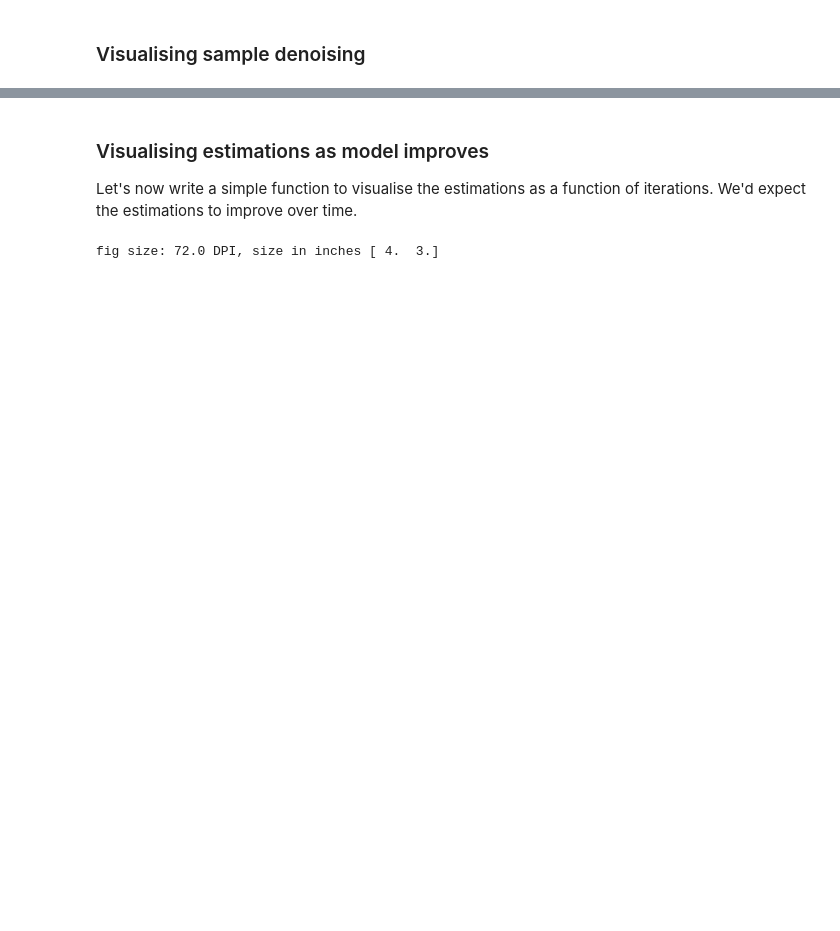
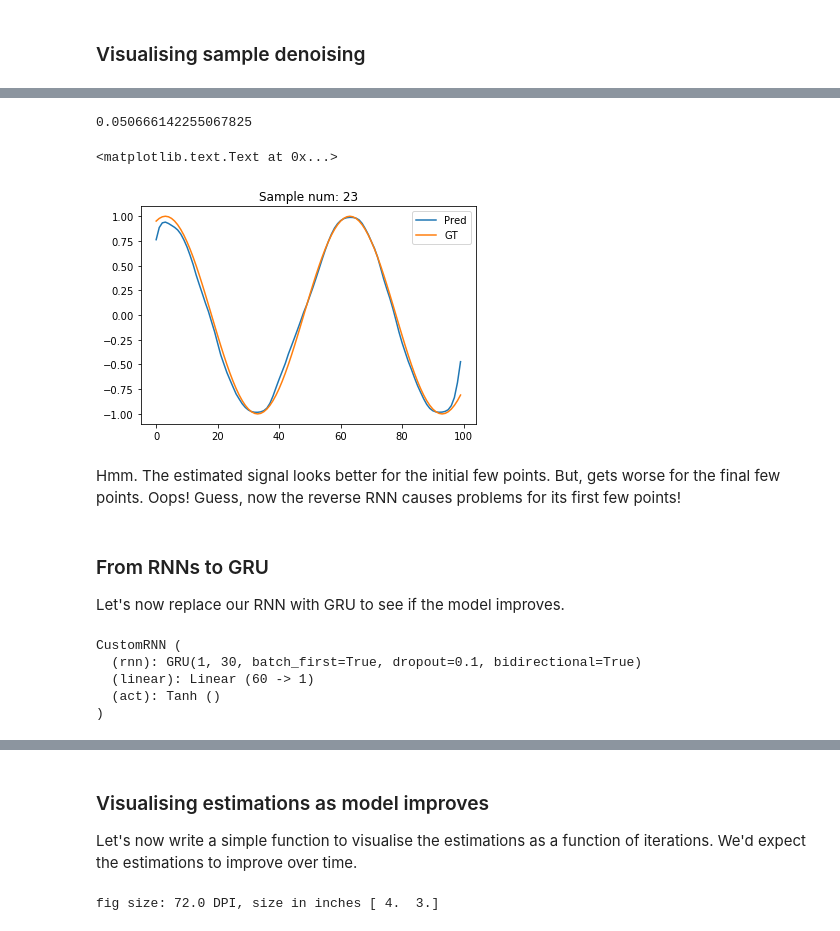
Before and after one commit to lhanappa/nipunbatra.github.io, a Jupyter notebook: blog/2018/denoising.ipynb, the cells around one changed output, grey strips where cells are left out. Cells and saved outputs as stored; diff of their text form; code cells hidden in the pictures; blank space fills up the shorter version.

```diff
--- a/blog/2018/denoising.ipynb
+++ b/blog/2018/denoising.ipynb
@@ -110,7 +110,7 @@ predictions = []
 optimizer = torch.optim.Adam(r.parameters(), lr=1e-2)
 loss_func = nn.L1Loss()
 
-for t in range(201):
+for t in range(301):
     hidden = None
     inp = Variable(torch.Tensor(train_inp.reshape((train_inp.shape[0], -1, 1))), requires_grad=True)
     out = Variable(torch.Tensor(train_out.reshape((train_out.shape[0], -1, 1))) )
@@ -161,0 +231,49 @@ Seems reasonably neat to me! If only the first few points were better esimtated.
+# %%
+t_inp = Variable(torch.Tensor(test_inp.reshape((test_inp.shape[0], -1, 1))), requires_grad=True)
+pred_t = r(t_inp)
+# %%
+# Test loss
+print(loss_func(pred_t, Variable(torch.Tensor(test_out.reshape((test_inp.shape[0], -1, 1))))).data[0])
+# %% [output]
+0.050666142255067825
+# %%
+sample_num = 23
+plt.plot(pred_t[sample_num].data.numpy(), label='Pred')
+plt.plot(test_out[sample_num], label='GT')
+plt.legend()
+plt.title("Sample num: {}".format(sample_num))
+# %% [output]
+<matplotlib.text.Text at 0x...>
+[figure, added]
+# %% [markdown]
+Hmm. The estimated signal looks better for the initial few points. But, gets worse for the final few points. Oops! Guess, now the reverse RNN causes problems for its first few points!
+# %% [markdown]
+### From RNNs to GRU
+
+Let's now replace our RNN with GRU to see if the model improves.
+# %%
+bidirectional = True
+if bidirectional:
+    num_directions = 2
+else:
+    num_directions = 1
+class CustomRNN(nn.Module):
+    def __init__(self, input_size, hidden_size, output_size):
+        super(CustomRNN, self).__init__()
+        self.rnn = nn.GRU(input_size=input_size, hidden_size=hidden_size,
+                          batch_first=True, bidirectional=bidirectional, dropout=0.1)
+        self.linear = nn.Linear(hidden_size*num_directions, output_size, )
+        self.act = nn.Tanh()
+    def forward(self, x):
+        pred, hidden = self.rnn(x, None)
+        pred = self.act(self.linear(pred)).view(pred.data.shape[0], -1, 1)
+        return pred
+
+r= CustomRNN(input_dim, hidden_size, 1)
+r
+# %% [output]
+CustomRNN (
+  (rnn): GRU(1, 30, batch_first=True, dropout=0.1, bidirectional=True)
+  (linear): Linear (60 -> 1)
+  (act): Tanh ()
+)
```
Also changed, not shown: parts of 18 cells of this notebook, 3 other files.
